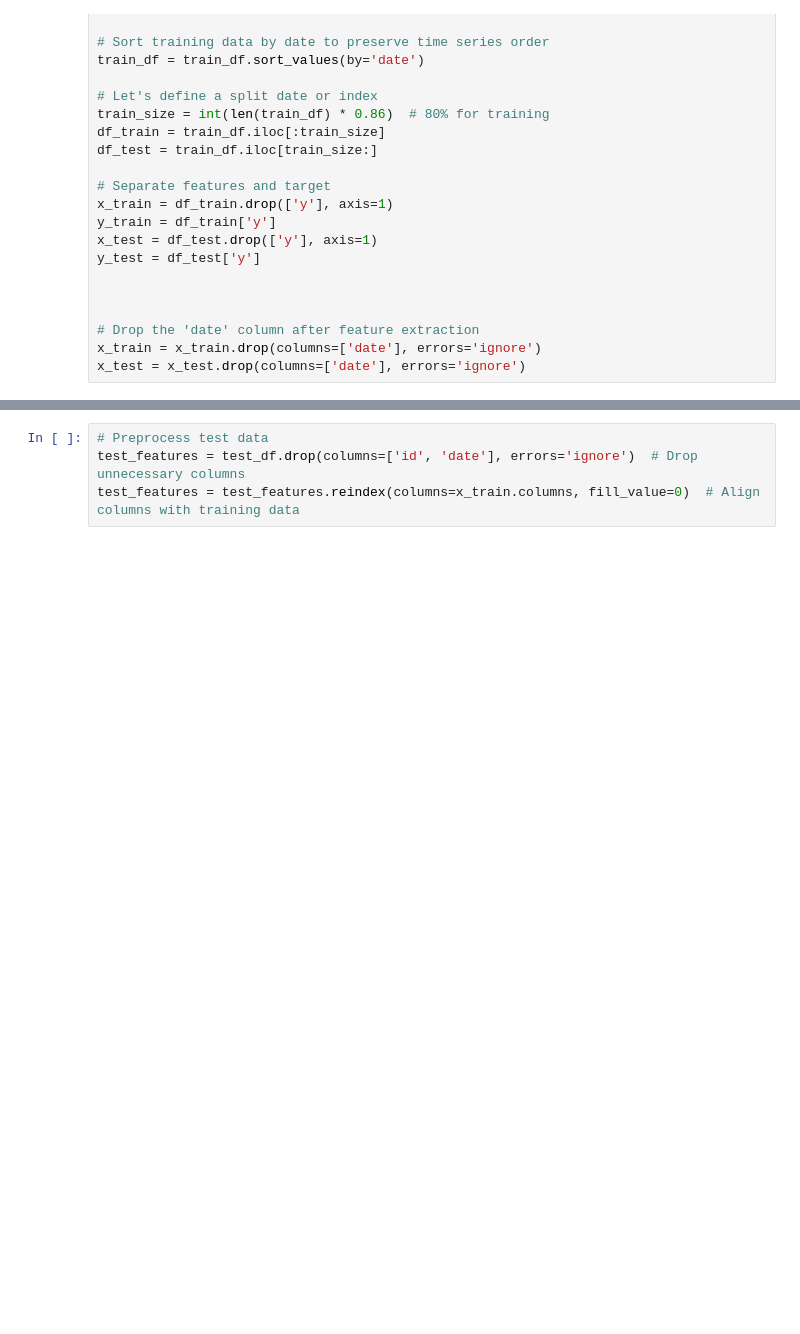
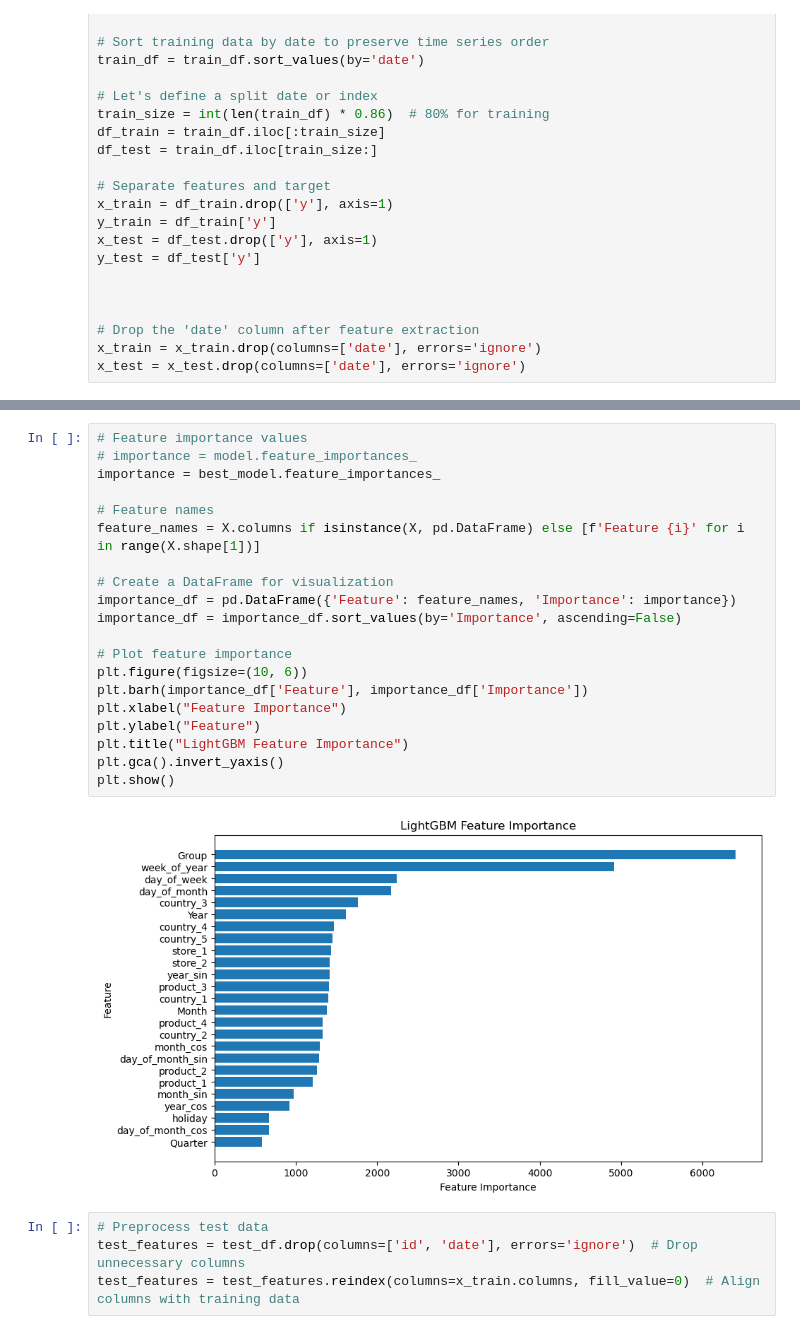
Before and after one commit to ZaneChodaniecky/Kaggle-Sticker, a Jupyter notebook: LGBM.ipynb, the cells around one changed output, grey strips where cells are left out. Drawn from its saved outputs; the diff is of its cells as text; blank space fills up the shorter version.

```diff
--- a/LGBM.ipynb
+++ b/LGBM.ipynb
@@ -672,3 +717,25 @@ LGBMRegressor(colsample_bytree=0.9155705430641332,
+# %%
+# Feature importance values
+# importance = model.feature_importances_
+importance = best_model.feature_importances_
+
+# Feature names
+feature_names = X.columns if isinstance(X, pd.DataFrame) else [f'Feature {i}' for i in range(X.shape[1])]
+
+# Create a DataFrame for visualization
+importance_df = pd.DataFrame({'Feature': feature_names, 'Importance': importance})
+importance_df = importance_df.sort_values(by='Importance', ascending=False)
+
+# Plot feature importance
+plt.figure(figsize=(10, 6))
+plt.barh(importance_df['Feature'], importance_df['Importance'])
+plt.xlabel("Feature Importance")
+plt.ylabel("Feature")
+plt.title("LightGBM Feature Importance")
+plt.gca().invert_yaxis()
+plt.show()
+# %% [output]
+[figure, added]
 # %%
 # Preprocess test data
 test_features = test_df.drop(columns=['id', 'date'], errors='ignore')  # Drop unnecessary columns
```
Also changed, not shown: parts of 13 cells of this notebook, 3 other files.
